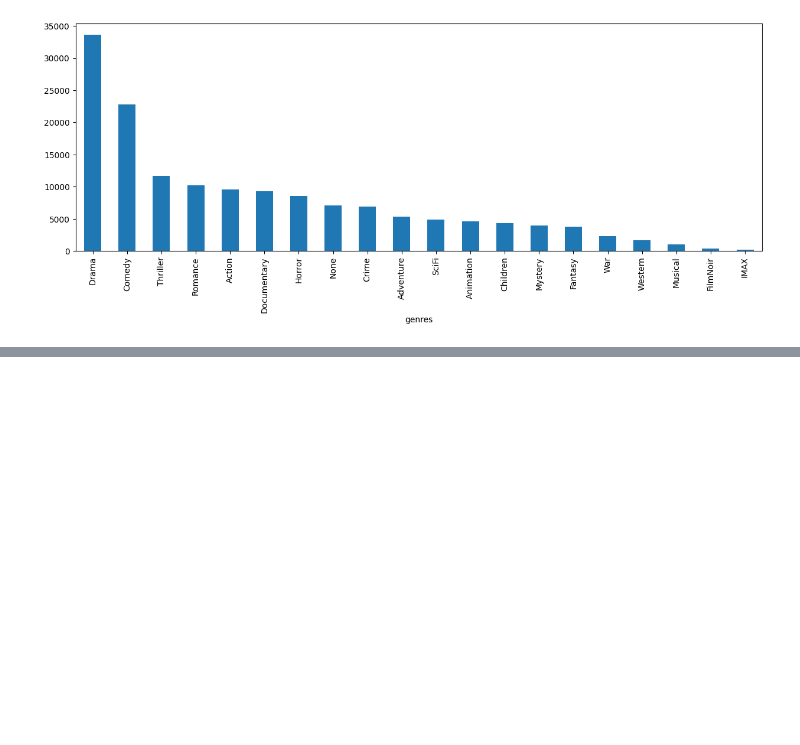
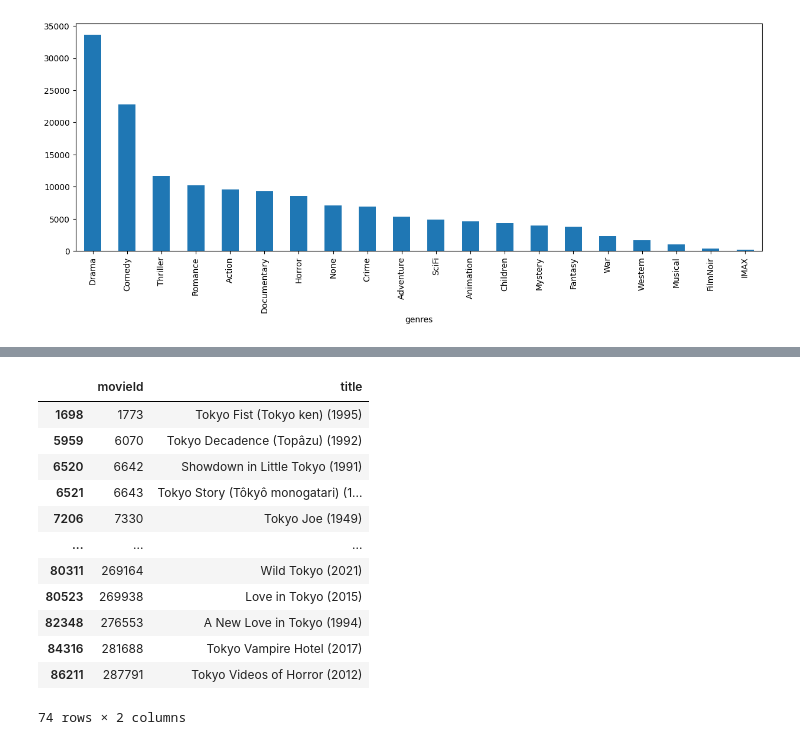
Before and after one commit to nabil0n/MachineLearning-Isak-Andersson, a Jupyter notebook: Labb/labb2/recommender.ipynb, the cells around one changed output, grey strips where cells are left out. Saved outputs shown, nothing was run; the diff lists cells and outputs as text; code cells hidden in the pictures; blank space fills up the shorter version.

```diff
--- a/Labb/labb2/eda.ipynb
+++ b/Labb/labb2/recommender.ipynb
@@ -112,0 +202,19 @@ cosine_sim_df
+# %%
+def search_movie(title):
+    return movies[movies['title'].str.lower().str.contains(title.lower())].drop(columns=['genres'])
+
+search_movie('tokyo')
+# %% [output]
+|  | movieId | title |
+| 1698 | 1773 | Tokyo Fist (Tokyo ken) (1995) |
+| 5959 | 6070 | Tokyo Decadence (Topâzu) (1992) |
+| 6520 | 6642 | Showdown in Little Tokyo (1991) |
+| 6521 | 6643 | Tokyo Story (Tôkyô monogatari) (1... |
+| 7206 | 7330 | Tokyo Joe (1949) |
+| ... | ... | ... |
+| 80311 | 269164 | Wild Tokyo (2021) |
+| 80523 | 269938 | Love in Tokyo (2015) |
+| 82348 | 276553 | A New Love in Tokyo (1994) |
+| 84316 | 281688 | Tokyo Vampire Hotel (2017) |
+| 86211 | 287791 | Tokyo Videos of Horror (2012) |
+74 rows × 2 columns
```
Also changed, not shown: parts of 23 cells of this notebook, 1 other file.
